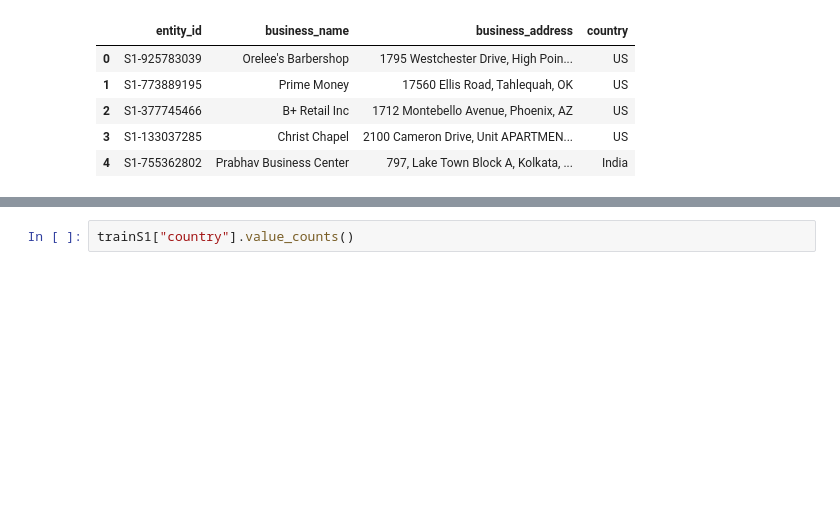
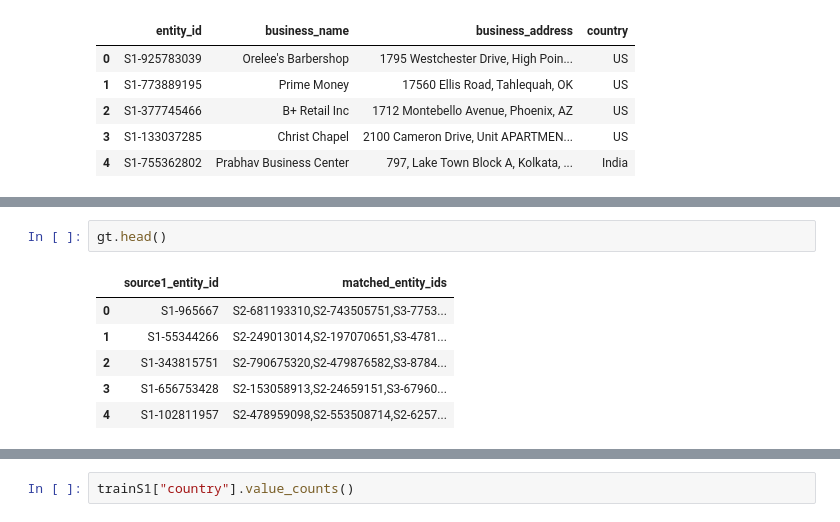
Before and after one commit to shantanu-urgunde-21/amazon-ml-hackathon-2026-submission, a Jupyter notebook: code/business_entity_resolution/src/notebooks/test.ipynb, the cells around one changed output, grey strips where cells are left out. Drawn from its saved outputs; the diff is of its cells as text; blank space fills up the shorter version.

```diff
--- a/code/business_entity_resolution/src/notebooks/test.ipynb
+++ b/code/business_entity_resolution/src/notebooks/test.ipynb
@@ -40,0 +72,9 @@ trainS1.head()
+# %%
+gt.head()
+# %% [output]
+|  | source1_entity_id | matched_entity_ids |
+| 0 | S1-965667 | S2-681193310,S2-743505751,S3-7753... |
+| 1 | S1-55344266 | S2-249013014,S2-197070651,S3-4781... |
+| 2 | S1-343815751 | S2-790675320,S2-479876582,S3-8784... |
+| 3 | S1-656753428 | S2-153058913,S2-24659151,S3-67960... |
+| 4 | S1-102811957 | S2-478959098,S2-553508714,S2-6257... |
```
Also changed, not shown: parts of 8 cells of this notebook.
